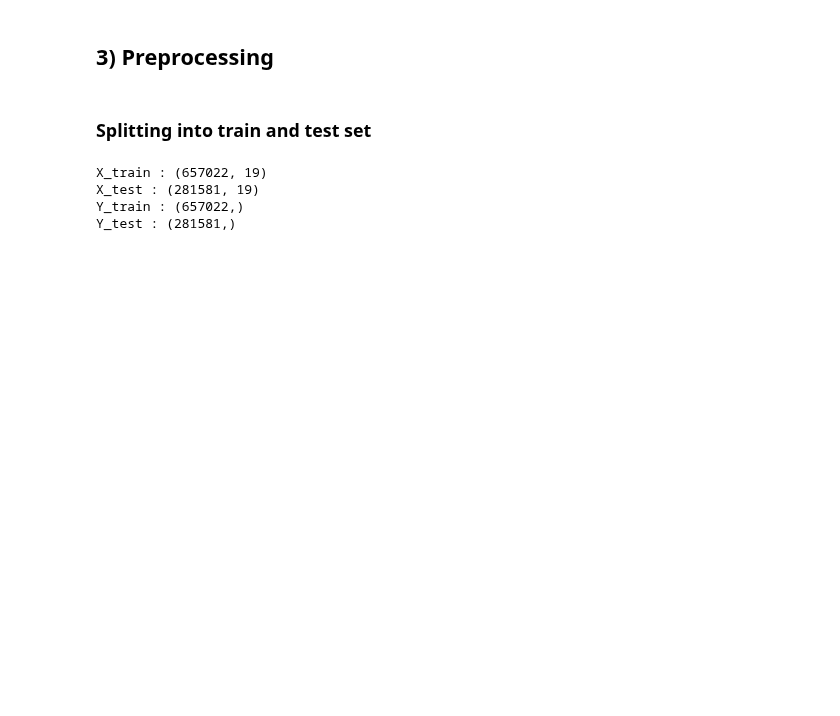
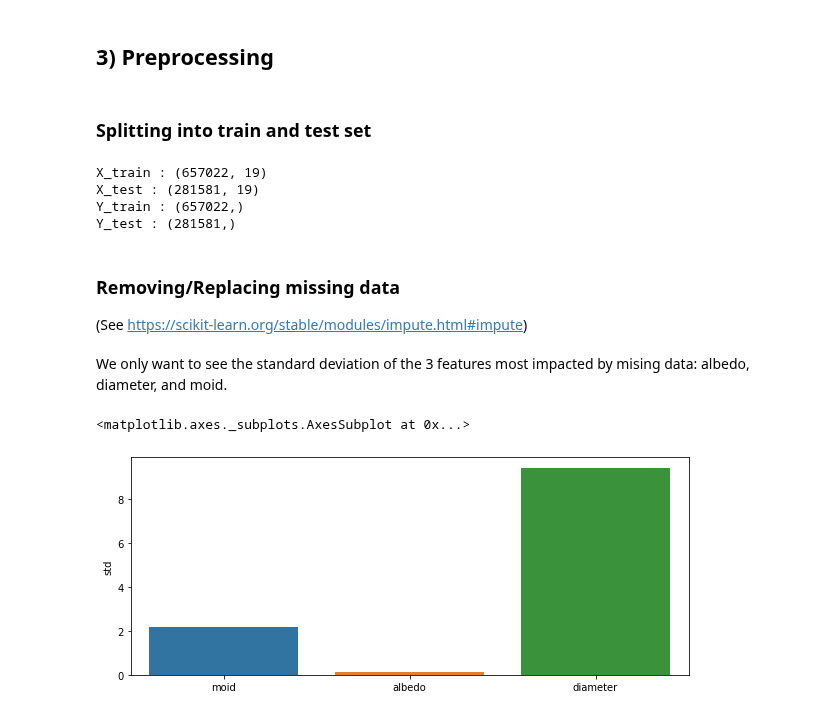
Before and after one commit to AnthonyJaquaniello/Machine_Learning, a Jupyter notebook: src/Asteroid.ipynb, the cells around one changed output. Cells and saved outputs as stored; diff of their text form; code cells hidden in the pictures; blank space fills up the shorter version.

```diff
--- a/src/Asteroid.ipynb
+++ b/src/Asteroid.ipynb
@@ -322,3 +322,16 @@ X_train : (657022, 19)
 X_test : (281581, 19)
 Y_train : (657022,)
 Y_test : (281581,)
+# %% [markdown]
+<h3>Removing/Replacing missing data</h3>
+(See <a href='https://scikit-learn.org/stable/modules/impute.html#impute' target='_blank'>https://scikit-learn.org/stable/modules/impute.html#impute</a>)
+# %% [markdown]
+We only want to see the standard deviation of the 3 features most impacted by mising data: albedo, diameter, and moid.
+# %%
+figure = plt.figure(figsize=(10, 4))
+ax = figure.add_subplot(1, 1, 1)
+sns.barplot(ax=ax, x=asteroid[['moid', 'albedo', 'diameter']].describe().columns,
+            y=asteroid[['moid', 'albedo', 'diameter']].describe().loc['std', :])
+# %% [output]
+<matplotlib.axes._subplots.AxesSubplot at 0x...>
+[figure, added]
```
Also changed, not shown: parts of 9 cells of this notebook.
